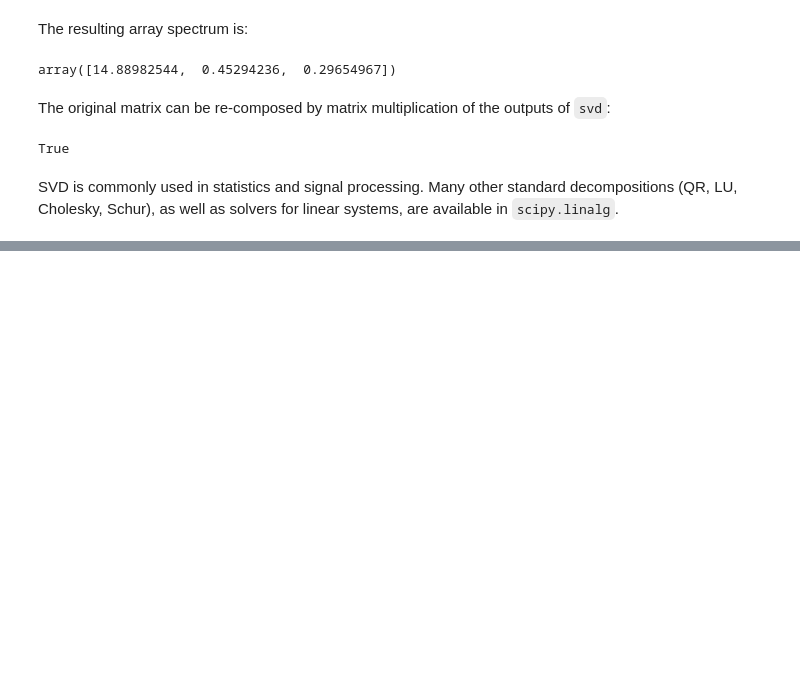
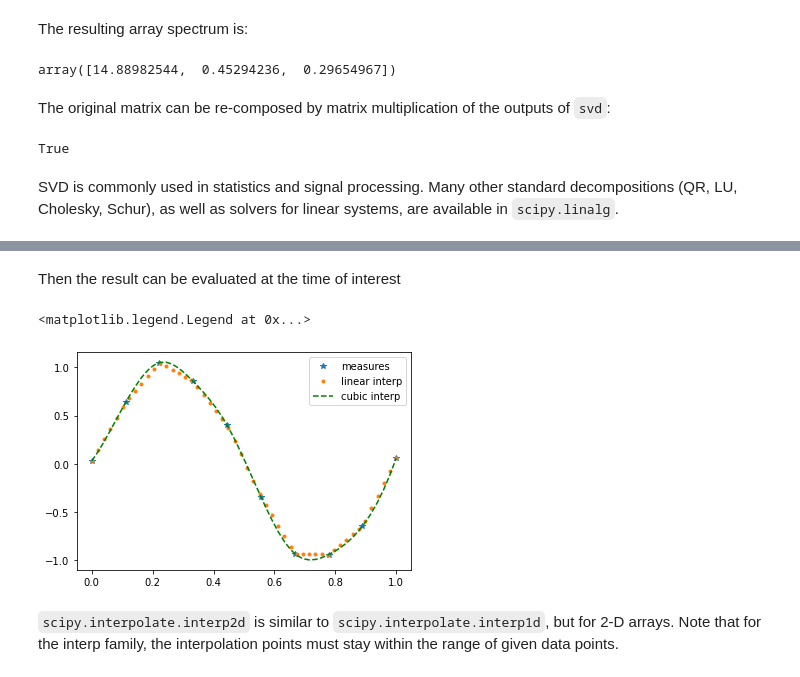
Before and after one commit to skacem/Learning-Machine-Learning, a Jupyter notebook: Scipy-Lecture-Notes/102_scipy.ipynb, the cells around one changed output, grey strips where cells are left out. Cells and saved outputs as stored; diff of their text form; code cells hidden in the pictures; blank space fills up the shorter version.

Commit message:
add interpolation

```diff
--- a/Scipy-Lecture-Notes/102_scipy.ipynb
+++ b/Scipy-Lecture-Notes/102_scipy.ipynb
@@ -194,0 +252,5 @@ SVD is commonly used in statistics and signal processing. Many other standard de
+# %%
+measured_time = np.linspace(0, 1, 10)
+# we add some noise
+noise = (np.random.random(10)*2 - 1) * 1e-1
+measures = np.sin(2 * np.pi * measured_time) + noise
@@ -194,0 +261,20 @@ SVD is commonly used in statistics and signal processing. Many other standard de
+# %%
+linear_interp = interp1d(measured_time, measures)
+# %% [markdown]
+Then the result can be evaluated at the time of interest
+# %%
+interpolation_time = np.linspace(0, 1, 50)
+linear_results = linear_interp(interpolation_time)
+# %%
+cubic_interp = interp1d(measured_time, measures, kind='cubic')
+cubic_results = cubic_interp(interpolation_time)
+# %%
+plt.plot(measured_time, measures, '*', label='measures')
+plt.plot(interpolation_time, linear_results, '.', label='linear interp')
+plt.plot(interpolation_time, cubic_results, 'g--', label='cubic interp')
+plt.legend()
+# %% [output]
+<matplotlib.legend.Legend at 0x...>
+[figure, added]
+# %% [markdown]
+`scipy.interpolate.interp2d` is similar to `scipy.interpolate.interp1d`, but for 2-D arrays. Note that for the interp family, the interpolation points must stay within the range of given data points.
```
Also changed, not shown: parts of 10 cells of this notebook.
